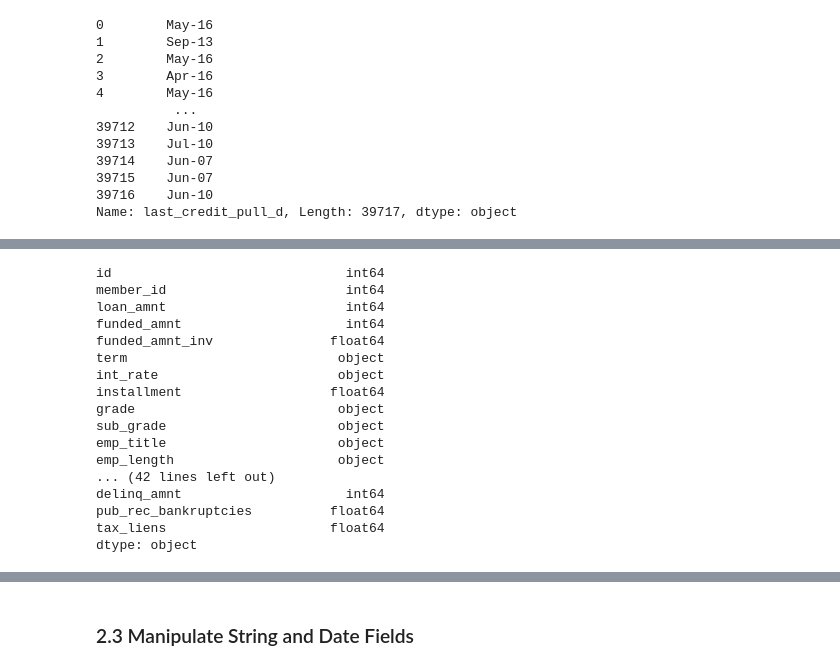
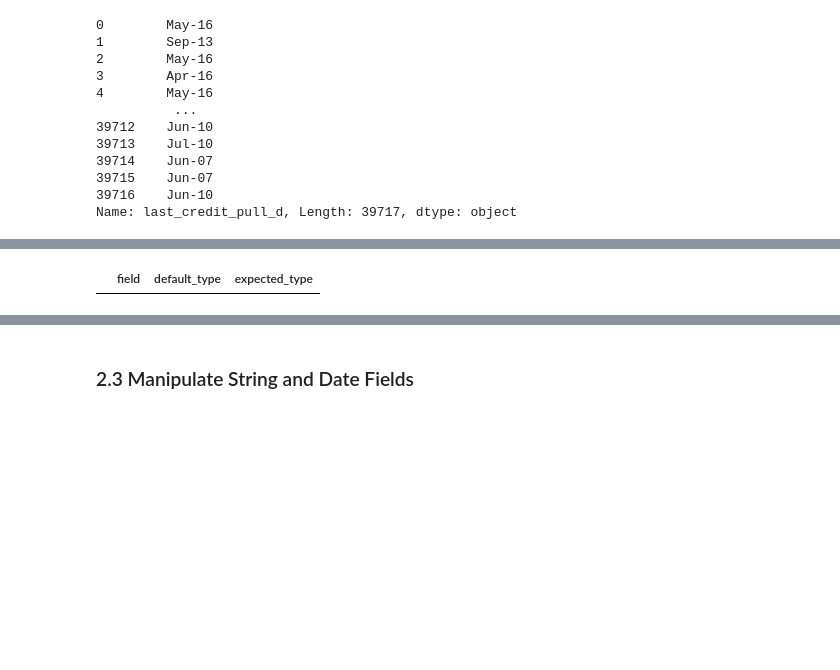
Before and after one commit to irish-luong/LandingClubCaseStudy, a Jupyter notebook: lending_club_case_study.ipynb, the cells around one changed output, grey strips where cells are left out. Cells and saved outputs as stored; diff of their text form; code cells hidden in the pictures; blank space fills up the shorter version.

Commit message:
Added logic check datatypes

```diff
--- a/lending_club_case_study.ipynb
+++ b/lending_club_case_study.ipynb
@@ -418,20 +546,24 @@ Name: last_credit_pull_d, Length: 39717, dtype: object
 # %%
-df.dtypes
+def load_type_df(df: pd.DataFrame, filter_type: str = None) -> pd.DataFrame:
+    default_type_df = df.dtypes.to_frame(name='default_type')
+    default_type_df = default_type_df.reset_index()
+
+    if filter_type:
+        default_type_df = default_type_df[default_type_df['default_type'] == filter_type]
+
+    return default_type_df.rename(columns={'index': 'field'})
+
+
+def assert_datatypes(df: pd.DataFrame) -> pd.DataFrame:
+
+    default_type_df = load_type_df(df)
+
+    # types_df
+
+    expected_type_df = pd.read_csv("expected_datatype.csv")
+    types_df = pd.merge(default_type_df, expected_type_df, how='left', on='field')
+    return types_df[types_df['default_type'] != types_df['expected_type']]
+
+assert_datatypes(df)
 # %% [output]
-id                              int64
-member_id                       int64
-loan_amnt                       int64
-funded_amnt                     int64
-funded_amnt_inv               float64
-term                           object
-int_rate                       object
-installment                   float64
-grade                          object
-sub_grade                      object
-emp_title                      object
-emp_length                     object
-... (42 lines left out)
-delinq_amnt                     int64
-pub_rec_bankruptcies          float64
-tax_liens                     float64
-dtype: object
+|  | field | default_type | expected_type |
```
Also changed, not shown: parts of 14 cells of this notebook, 2 other files.
